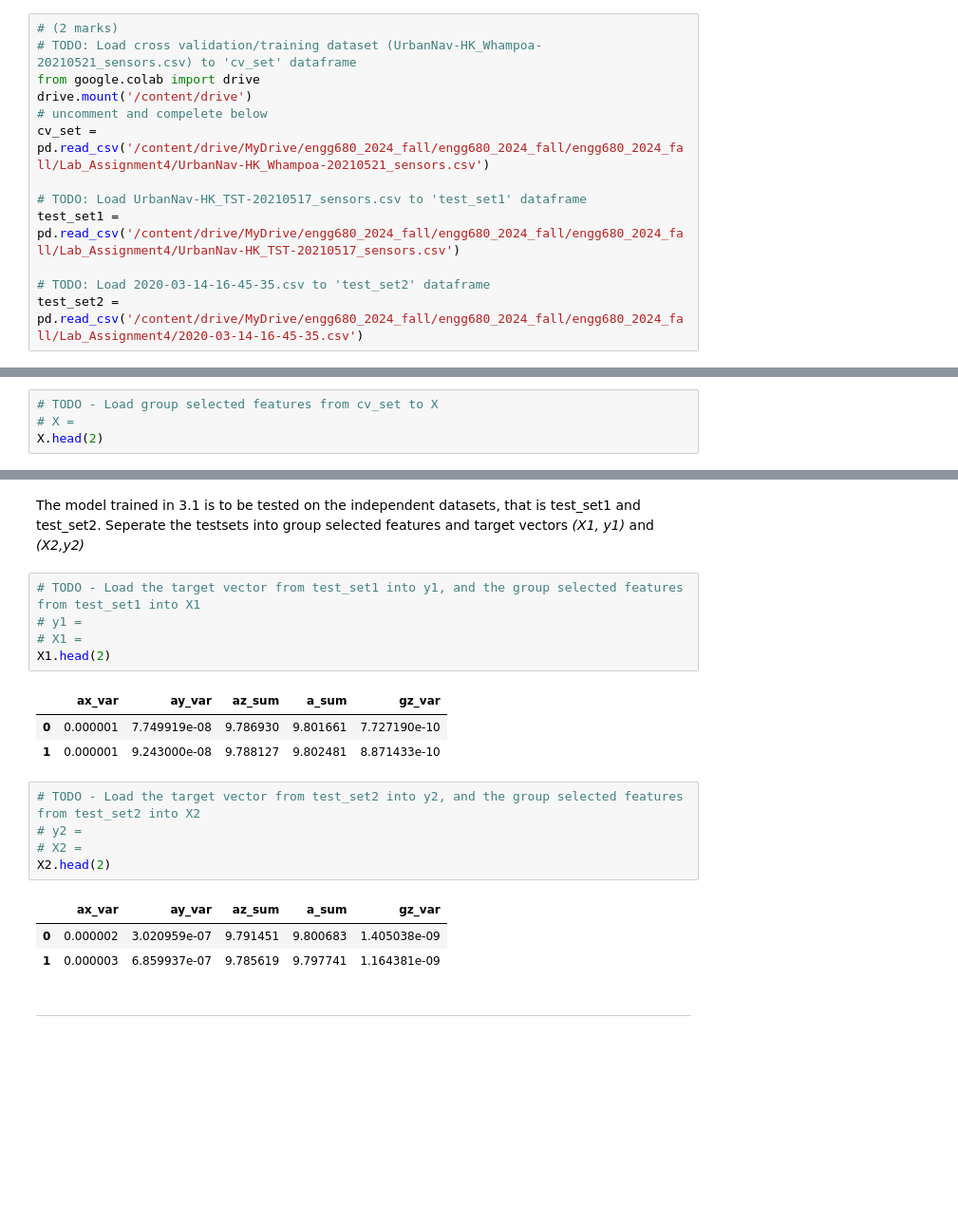
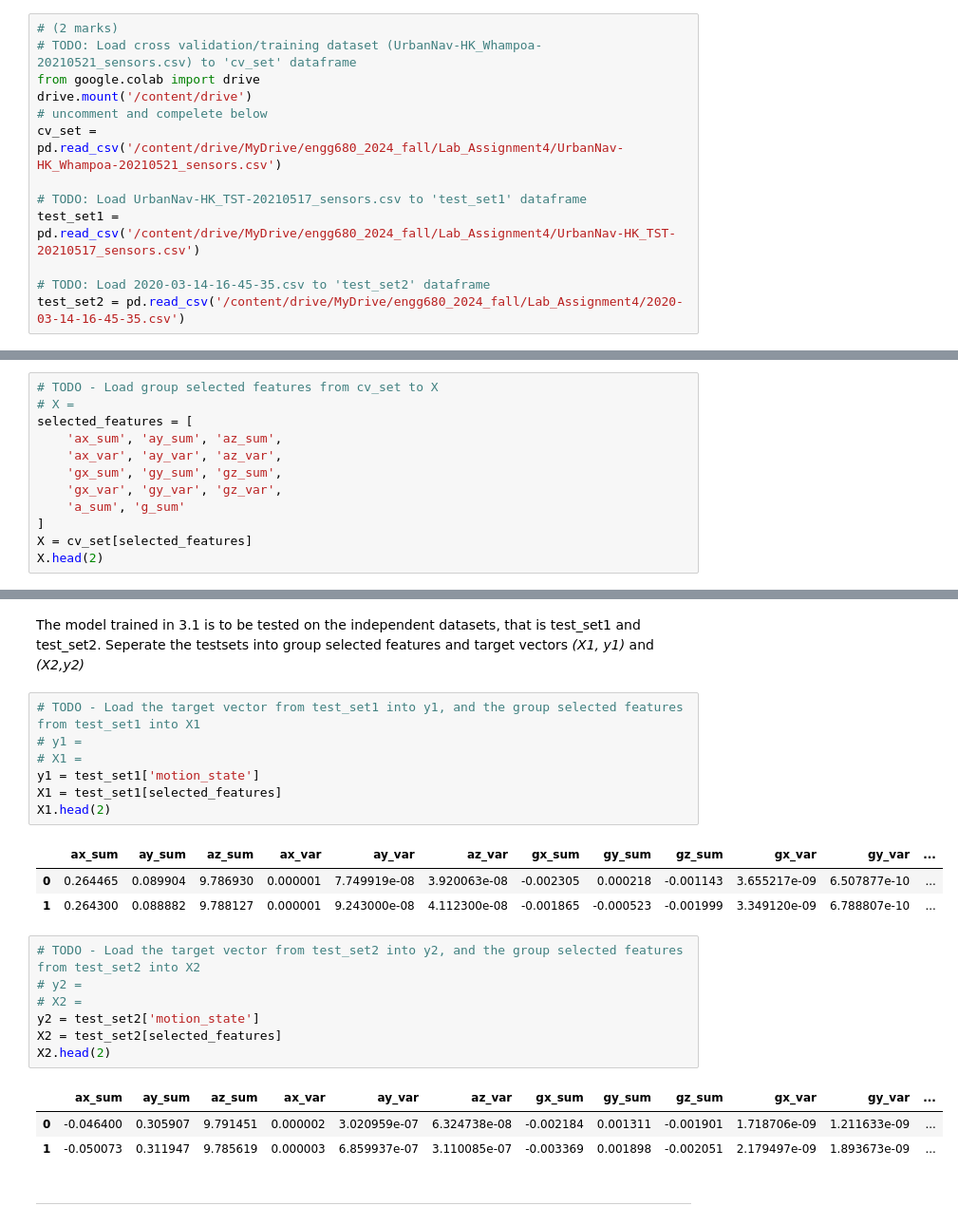
Before and after one commit to TonnyChuwa/engg680_2024_fall, a Jupyter notebook: Lab_Assignment4/Assignment 4.ipynb, the cells around one changed output, grey strips where cells are left out. Shown: that part at 95% size. Cells and saved outputs as stored; diff of their text form; blank space fills up the shorter version.

```diff
--- a/Lab_Assignment4/Assignment 4.ipynb
+++ b/Lab_Assignment4/Assignment 4.ipynb
@@ -49,13 +49,13 @@ Drive already mounted at /content/drive; to attempt to forcibly remount, call dr
 from google.colab import drive
 drive.mount('/content/drive')
 # uncomment and compelete below
-cv_set = pd.read_csv('/content/drive/MyDrive/engg680_2024_fall/engg680_2024_fall/engg680_2024_fall/Lab_Assignment4/UrbanNav-HK_Whampoa-20210521_sensors.csv')
+cv_set = pd.read_csv('/content/drive/MyDrive/engg680_2024_fall/Lab_Assignment4/UrbanNav-HK_Whampoa-20210521_sensors.csv')
 
 # TODO: Load UrbanNav-HK_TST-20210517_sensors.csv to 'test_set1' dataframe
-test_set1 = pd.read_csv('/content/drive/MyDrive/engg680_2024_fall/engg680_2024_fall/engg680_2024_fall/Lab_Assignment4/UrbanNav-HK_TST-20210517_sensors.csv')
+test_set1 = pd.read_csv('/content/drive/MyDrive/engg680_2024_fall/Lab_Assignment4/UrbanNav-HK_TST-20210517_sensors.csv')
 
 # TODO: Load 2020-03-14-16-45-35.csv to 'test_set2' dataframe
-test_set2 = pd.read_csv('/content/drive/MyDrive/engg680_2024_fall/engg680_2024_fall/engg680_2024_fall/Lab_Assignment4/2020-03-14-16-45-35.csv')
+test_set2 = pd.read_csv('/content/drive/MyDrive/engg680_2024_fall/Lab_Assignment4/2020-03-14-16-45-35.csv')
 # %% [output]
 Drive already mounted at /content/drive; to attempt to forcibly remount, call drive.mount("/content/drive", force_remount=True).
 # %% [markdown]
@@ -726,5 +726,13 @@ ___
 # %%
 # TODO - Load group selected features from cv_set to X
 # X =
+selected_features = [
+    'ax_sum', 'ay_sum', 'az_sum',
+    'ax_var', 'ay_var', 'az_var',
+    'gx_sum', 'gy_sum', 'gz_sum',
+    'gx_var', 'gy_var', 'gz_var',
+    'a_sum', 'g_sum'
+]
+X = cv_set[selected_features]
 X.head(2)
 # %% [output]
@@ -777,21 +857,25 @@ Seperate the testsets into group selected features and target vectors *(X1, y1)*
 # %%
 # TODO - Load the target vector from test_set1 into y1, and the group selected features from test_set1 into X1
 # y1 =
 # X1 =
+y1 = test_set1['motion_state']
+X1 = test_set1[selected_features]
 X1.head(2)
 # %% [output]
-|  | ax_var | ay_var | az_sum | a_sum | gz_var |
-| 0 | 0.000001 | 7.749919e-08 | 9.786930 | 9.801661 | 7.727190e-10 |
-| 1 | 0.000001 | 9.243000e-08 | 9.788127 | 9.802481 | 8.871433e-10 |
+|  | ax_sum | ay_sum | az_sum | ax_var | ay_var | az_var | gx_sum | gy_sum | gz_sum | gx_var | gy_var | ... |
+| 0 | 0.264465 | 0.089904 | 9.786930 | 0.000001 | 7.749919e-08 | 3.920063e-08 | -0.002305 | 0.000218 | -0.001143 | 3.655217e-09 | 6.507877e-10 | ... |
+| 1 | 0.264300 | 0.088882 | 9.788127 | 0.000001 | 9.243000e-08 | 4.112300e-08 | -0.001865 | -0.000523 | -0.001999 | 3.349120e-09 | 6.788807e-10 | ... |
 # %%
 # TODO - Load the target vector from test_set2 into y2, and the group selected features from test_set2 into X2
 # y2 =
 # X2 =
+y2 = test_set2['motion_state']
+X2 = test_set2[selected_features]
 X2.head(2)
 # %% [output]
-|  | ax_var | ay_var | az_sum | a_sum | gz_var |
-| 0 | 0.000002 | 3.020959e-07 | 9.791451 | 9.800683 | 1.405038e-09 |
-| 1 | 0.000003 | 6.859937e-07 | 9.785619 | 9.797741 | 1.164381e-09 |
+|  | ax_sum | ay_sum | az_sum | ax_var | ay_var | az_var | gx_sum | gy_sum | gz_sum | gx_var | gy_var | ... |
+| 0 | -0.046400 | 0.305907 | 9.791451 | 0.000002 | 3.020959e-07 | 6.324738e-08 | -0.002184 | 0.001311 | -0.001901 | 1.718706e-09 | 1.211633e-09 | ... |
+| 1 | -0.050073 | 0.311947 | 9.785619 | 0.000003 | 6.859937e-07 | 3.110085e-07 | -0.003369 | 0.001898 | -0.002051 | 2.179497e-09 | 1.893673e-09 | ... |
 # %% [markdown]
 ___
 # %% [markdown]
```
Also changed, not shown: parts of 40 cells of this notebook.
